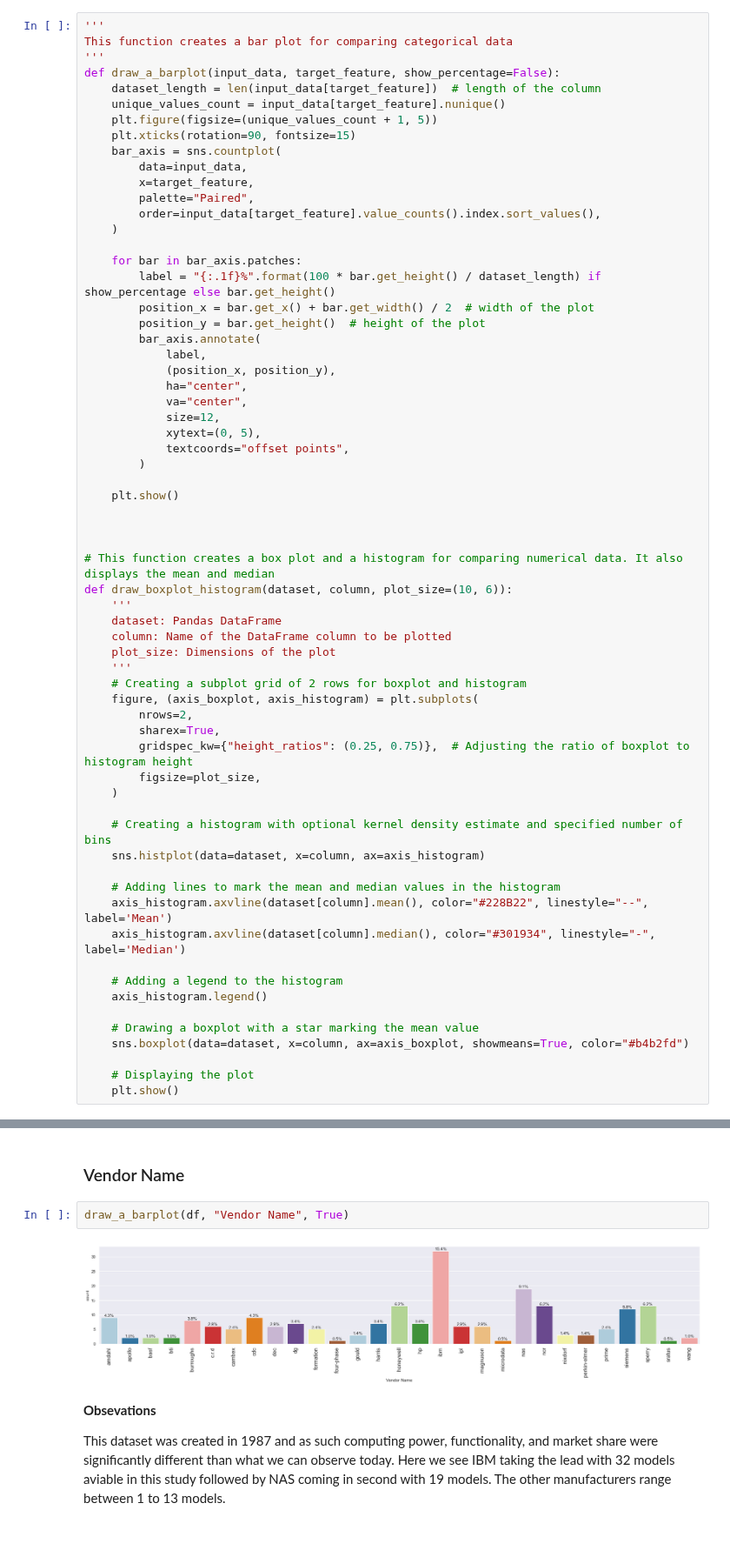
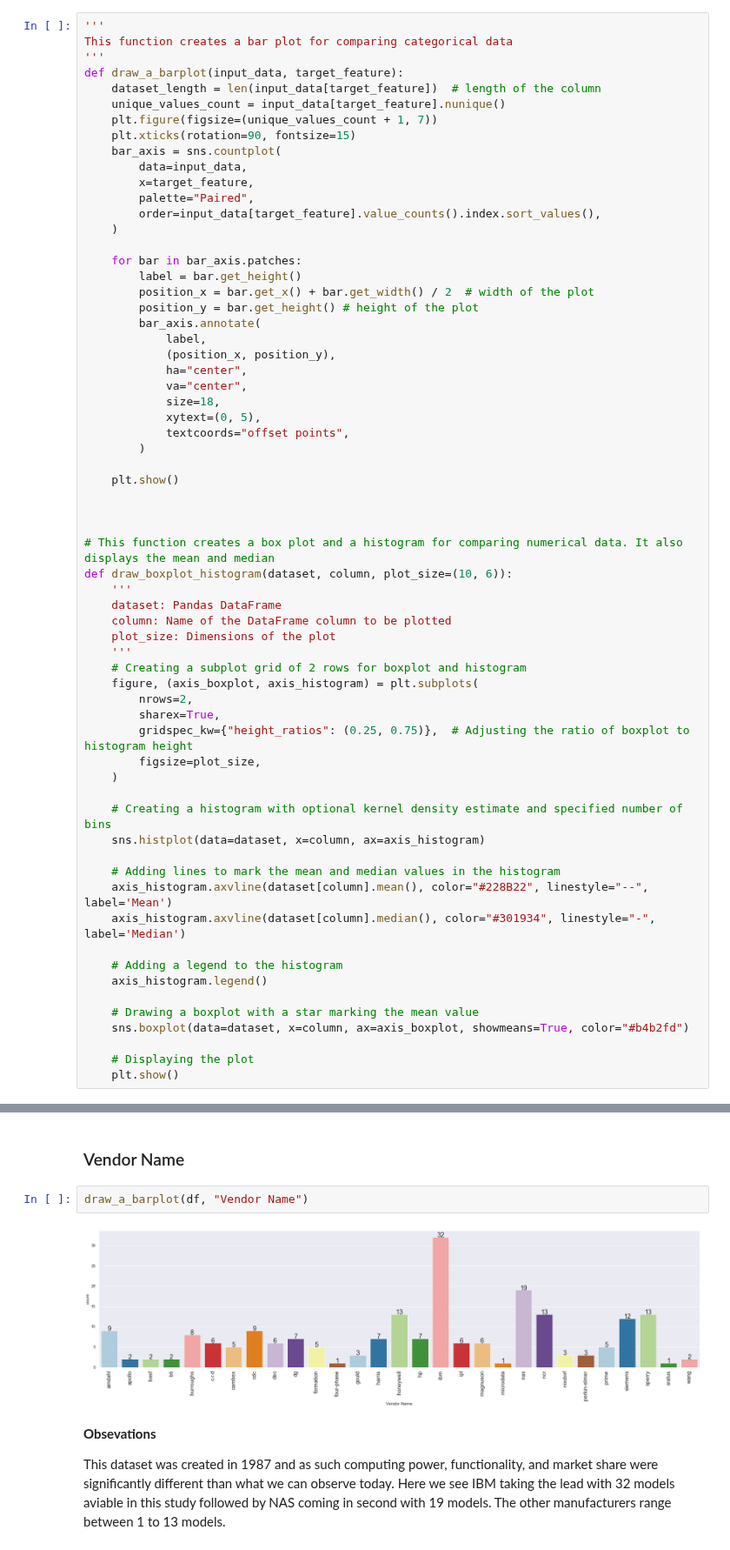
Before and after one commit to darkepacific/AAI-500-FinalTeamProject, a Jupyter notebook: AAI-500-FinalTeamProject.ipynb, the cells around one changed output, grey strips where cells are left out. Shown at 87% size. Cells and saved outputs as stored; diff of their text form.

```diff
--- a/AAI-500-FinalTeamProject.ipynb
+++ b/AAI-500-FinalTeamProject.ipynb
@@ -247,10 +247,10 @@ Here are some useful Functions to be used for Data Analysis
 '''
 This function creates a bar plot for comparing categorical data
 '''
-def draw_a_barplot(input_data, target_feature, show_percentage=False):
+def draw_a_barplot(input_data, target_feature):
     dataset_length = len(input_data[target_feature])  # length of the column
     unique_values_count = input_data[target_feature].nunique()
-    plt.figure(figsize=(unique_values_count + 1, 5))
+    plt.figure(figsize=(unique_values_count + 1, 7))
     plt.xticks(rotation=90, fontsize=15)
     bar_axis = sns.countplot(
         data=input_data,
@@ -260,15 +260,15 @@ def draw_a_barplot(input_data, target_feature, show_percentage=False):
     )
 
     for bar in bar_axis.patches:
-        label = "{:.1f}%".format(100 * bar.get_height() / dataset_length) if show_percentage else bar.get_height()
+        label = bar.get_height()
         position_x = bar.get_x() + bar.get_width() / 2  # width of the plot
-        position_y = bar.get_height()  # height of the plot
+        position_y = bar.get_height() # height of the plot
         bar_axis.annotate(
             label,
             (position_x, position_y),
             ha="center",
             va="center",
-            size=12,
+            size=18,
             xytext=(0, 5),
             textcoords="offset points",
         )
@@ -312,9 +312,9 @@ def draw_boxplot_histogram(dataset, column, plot_size=(10, 6)):
 # %% [markdown]
 ### Vendor Name
 # %%
-draw_a_barplot(df, "Vendor Name", True)
+draw_a_barplot(df, "Vendor Name")
 # %% [output]
-[figure, old version]
+[figure, new version]
 # %% [markdown]
 **Obsevations**
 
```
Also changed, not shown: parts of 5 cells of this notebook.
